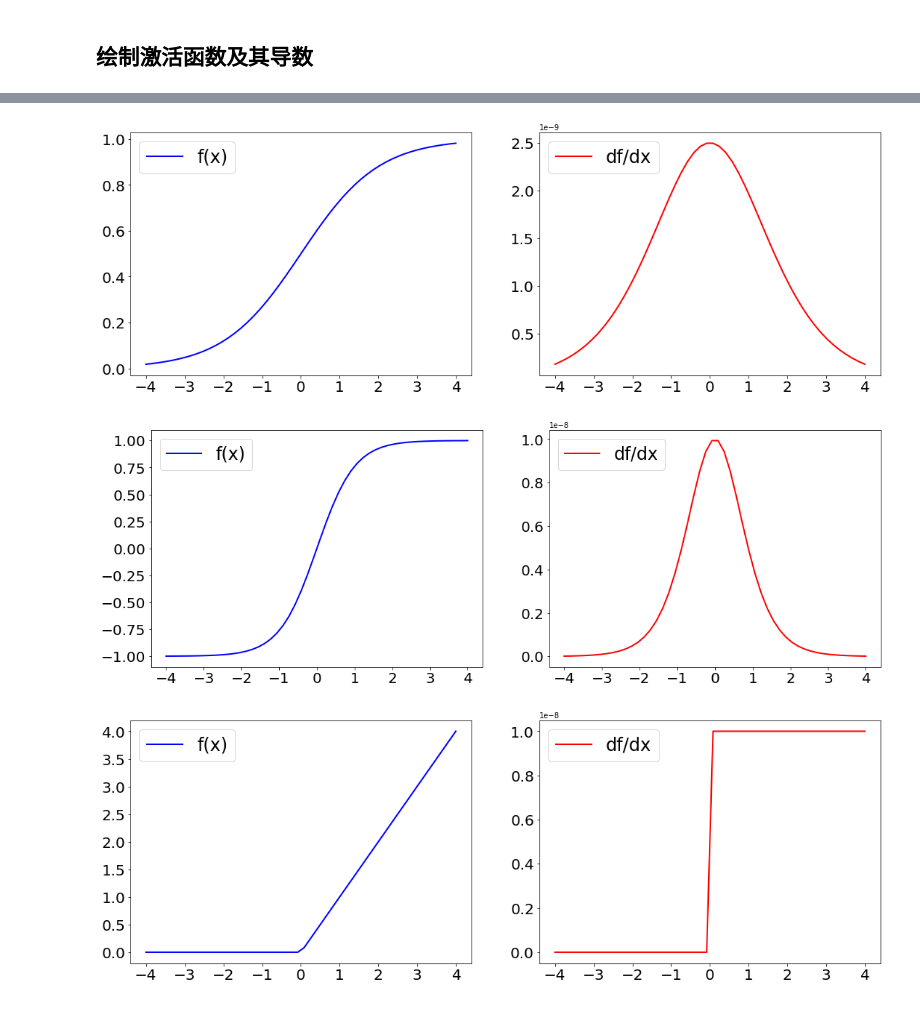
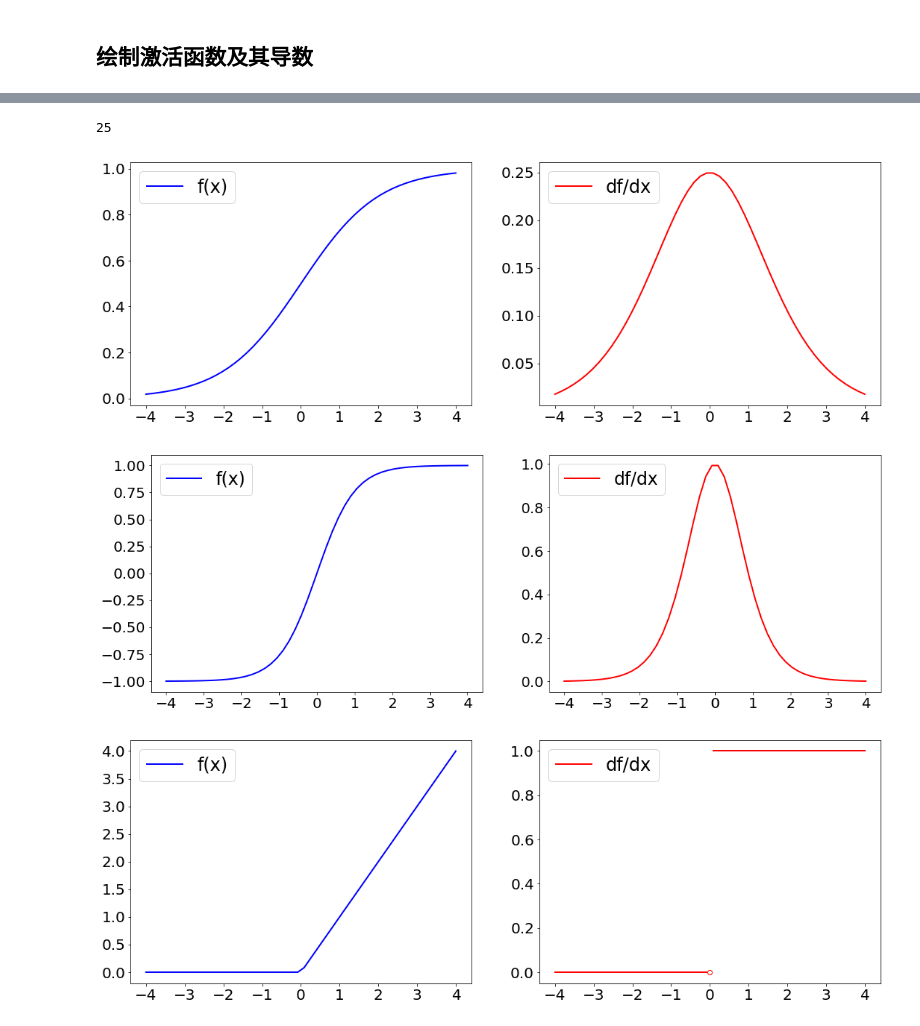
Before and after one commit to deepintomlf/mlfbook, a Jupyter notebook: Chapter5_NeuralNetwork/基本概念.ipynb, the cells around one changed output, grey strips where cells are left out. Drawn from its saved outputs; the diff is of its cells as text; code cells hidden in the pictures.

Commit message:
change the plotting of activation function

```diff
--- a/Chapter5_NeuralNetwork/基本概念.ipynb
+++ b/Chapter5_NeuralNetwork/基本概念.ipynb
@@ -19,11 +19,23 @@ def ReLU(x):
     ''' 定义ReLU函数 '''
     return np.maximum(0,x)
 
-def gradient(x, f):
+def gradient(x, f, h):
     ''' 计算梯度 '''
     h=1e-4
     grad = (f(x+h)-f(x-h))/2*h
     return grad
+
+def sigmoid_gradient(x):
+    ''' 计算梯度 '''
+    return sigmoid(x)*(1-sigmoid(x))
+
+def tanh_gradient(x):
+    ''' 计算梯度 '''
+    return (1-tanh(x)*tanh(x))
+
+def ReLU_gradient(x):
+    ''' 计算梯度 '''
+    return (x>0)
 # %%
 import numpy as np
 
@@ -34,13 +46,14 @@ y_tanh = tanh(x)
 y_ReLU = ReLU(x)
 
 # 计算激活函数的梯度
-grad_sigmoid = gradient(x, sigmoid)
-grad_tanh = gradient(x, tanh)
-grad_ReLU = gradient(x, ReLU)
+grad_sigmoid = sigmoid_gradient(x)
+grad_tanh = tanh_gradient(x)
+grad_ReLU = ReLU_gradient(x)
 # %%
 import matplotlib.pyplot as plt
+from google.colab import files
 
-def plot_activation_func(x, y ,grad):
+def plot_activation_func(x, y ,grad, str):
   plt.figure(figsize=(18,6))
   plt.subplot(1,2,1)
   plt.plot(x, y, 'b', linewidth=2)
@@ -48,7 +61,17 @@ def plot_activation_func(x, y ,grad):
   plt.xticks(fontsize=20)
   plt.yticks(fontsize=20)
   plt.subplot(1,2,2)
-  plt.plot(x, grad, 'r', linewidth=2)
+  if (str == 'Relu function'):
+    zero_loc = np.argmin(np.abs(x))+1
+    print(zero_loc)
+    plt.plot(x[:zero_loc], grad[:zero_loc], 'r', linewidth=2)
+    plt.plot(0, 0, 'ro', fillstyle='none', linewidth=1.5)
+    plt.plot(x[zero_loc:], grad[zero_loc:], 'r', linewidth=2)
+  else:
+    plt.plot(x, grad, 'r', linewidth=2)
+
   plt.legend(['df/dx'], loc='upper left', fontsize=24)
   plt.xticks(fontsize=20)
   plt.yticks(fontsize=20)
+  plt.savefig(str, dpi = 1000)
+  files.download(str+'.png')
@@ -57,11 +78,12 @@ def plot_activation_func(x, y ,grad):
 # %%
-plot_activation_func(x,y_sigmoid, grad_sigmoid)
-plot_activation_func(x,y_tanh, grad_tanh)
-plot_activation_func(x,y_ReLU, grad_ReLU)
+plot_activation_func(x,y_sigmoid, grad_sigmoid,'Sigmoid function')
+plot_activation_func(x,y_tanh, grad_tanh, 'Tanh function')
+plot_activation_func(x,y_ReLU, grad_ReLU, 'Relu function')
 # %% [output]
+25
-[figure, old version]
+[figure, new version]
-[figure, old version]
+[figure, new version]
-[figure, old version]
+[figure, new version]
 # %%
 plt.figure(figsize=(18,6))
 plt.subplot(1,2,1)
```
Also changed, not shown: parts of 1 cell of this notebook.
